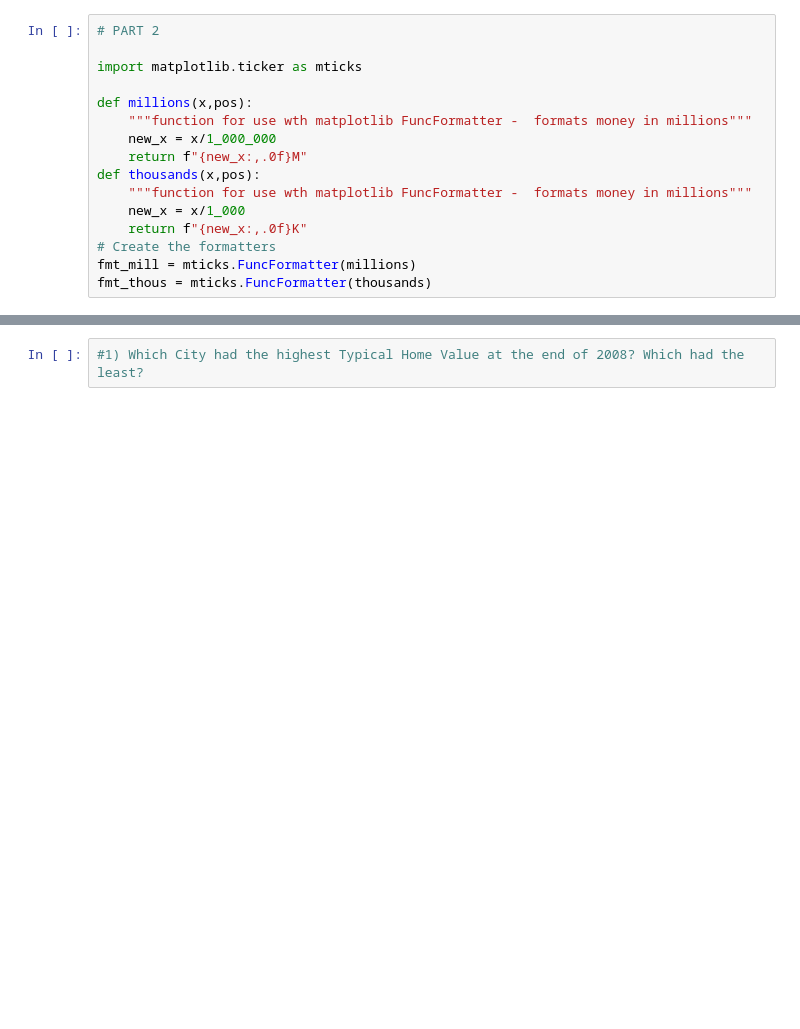
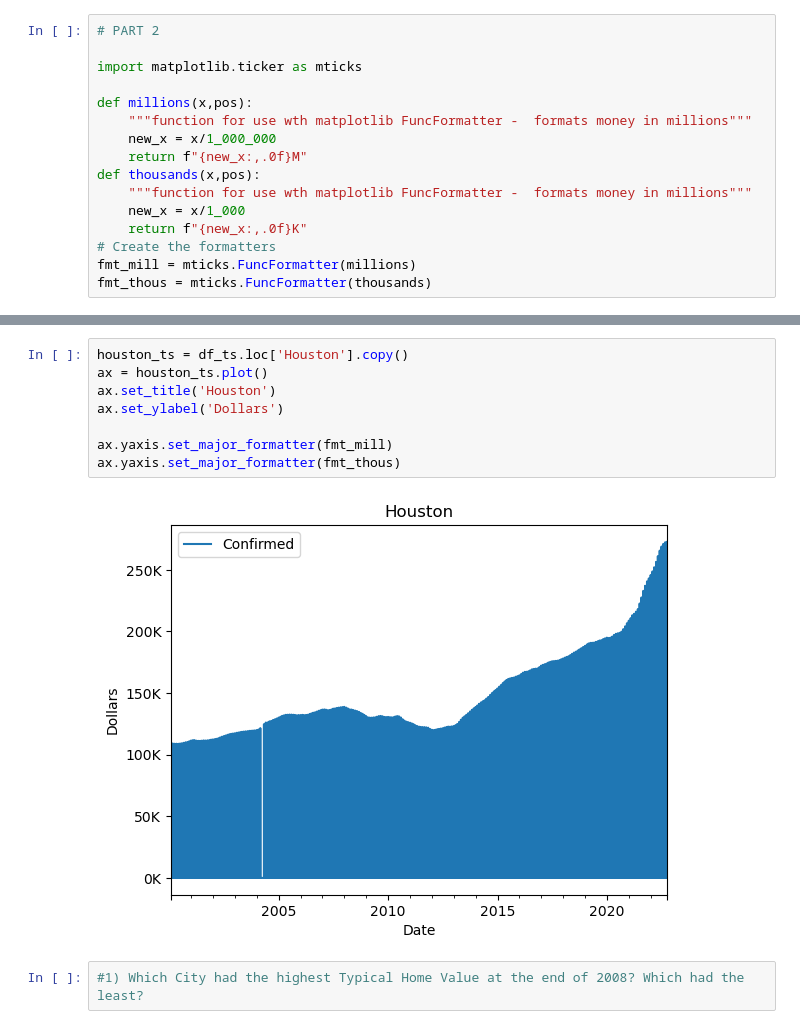
Before and after one commit to sof2401/Data-Visualization, a Jupyter notebook: Preparing Time Series from Wide-Form Data (Core).ipynb, the cells around one changed output, grey strips where cells are left out. Saved outputs shown, nothing was run; the diff lists cells and outputs as text; blank space fills up the shorter version.

```diff
--- a/Preparing Time Series from Wide-Form Data (Core).ipynb
+++ b/Preparing Time Series from Wide-Form Data (Core).ipynb
@@ -184,2 +190,12 @@ ax.yaxis.set_major_formatter(fmt_thous)
+# %%
+houston_ts = df_ts.loc['Houston'].copy()
+ax = houston_ts.plot()
+ax.set_title('Houston')
+ax.set_ylabel('Dollars')
+
+ax.yaxis.set_major_formatter(fmt_mill)
+ax.yaxis.set_major_formatter(fmt_thous)
+# %% [output]
+[figure, added]
 # %%
 #1) Which City had the highest Typical Home Value at the end of 2008? Which had the least?
```
Also changed, not shown: parts of 6 cells of this notebook.
